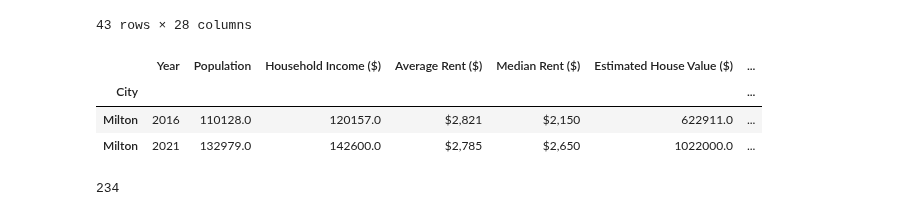
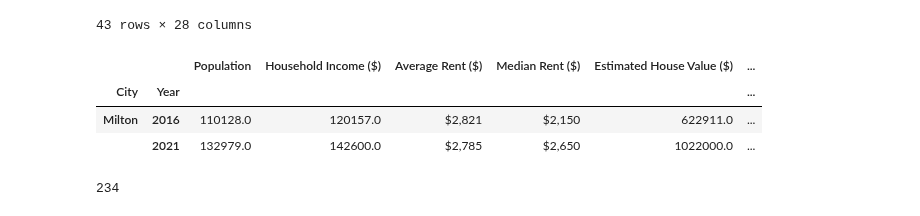
Before and after one commit to MaisieDeGraaf/oakville-housing-analysis, a Jupyter notebook: Milton Analysis Project 1 Bootcamp.ipynb, the cells around one changed output. Saved outputs shown, nothing was run; the diff lists cells and outputs as text; code cells hidden in the pictures.

```diff
--- a/Milton Analysis Project 1 Bootcamp.ipynb
+++ b/Milton Analysis Project 1 Bootcamp.ipynb
@@ -518,39 +520,39 @@ data = {
     ],
     'Unemployment Rate (%)': [
         milton_df_2016_cleaning.at[15, 'Total'],
         milton_df_2021_cleaning.at[16, 'Total']
     ],
     'Property Tax Rate (%)': [
          tax_df.at[0,'Urban Tax Rate (no Enhanced waste)'],
          tax_df.at[21, 'Unnamed: 32']
      ],
     'Rented Houses': [
         milton_df_2016_cleaning.at[10, 'Total'],
         milton_df_2021_cleaning.at[11, 'Total']
     ],
     'Owned Houses': [
         milton_df_2016_cleaning.at[9, 'Total'],
         milton_df_2021_cleaning.at[10, 'Total']
     ],
-    'Newly Built': [
+    'New Built': [
         milton_housing_df.at[26, 'All'],
         milton_housing_df.at[31, 'All']
     ],
     'Average Sale Price ($)': [
         milton_df_2.at[0, 'Average Housing Selling Price'],
         milton_df_2.at[5, 'Average Housing Selling Price']
     ]
 }
 
 cleaned_milton_df = pd.DataFrame(data)
 
-cleaned_milton_df = cleaned_milton_df.set_index('City')
+cleaned_milton_df = cleaned_milton_df.set_index(['City', 'Year'])
 cleaned_milton_df
 # %% [output]
-|  | Year | Population | Household Income ($) | Average Rent ($) | Median Rent ($) | Estimated House Value ($) | ... |
-| City |  |  |  |  |  |  | ... |
+|  |  | Population | Household Income ($) | Average Rent ($) | Median Rent ($) | Estimated House Value ($) | ... |
+| City | Year |  |  |  |  |  | ... |
 | Milton | 2016 | 110128.0 | 120157.0 | $2,821 | $2,150 | 622911.0 | ... |
-| Milton | 2021 | 132979.0 | 142600.0 | $2,785 | $2,650 | 1022000.0 | ... |
+|  | 2021 | 132979.0 | 142600.0 | $2,785 | $2,650 | 1022000.0 | ... |
 # %%
 # Set the search parameters
 target_city = "Milton, Canada"
```
Also changed, not shown: parts of 17 cells of this notebook, 3 other files.
